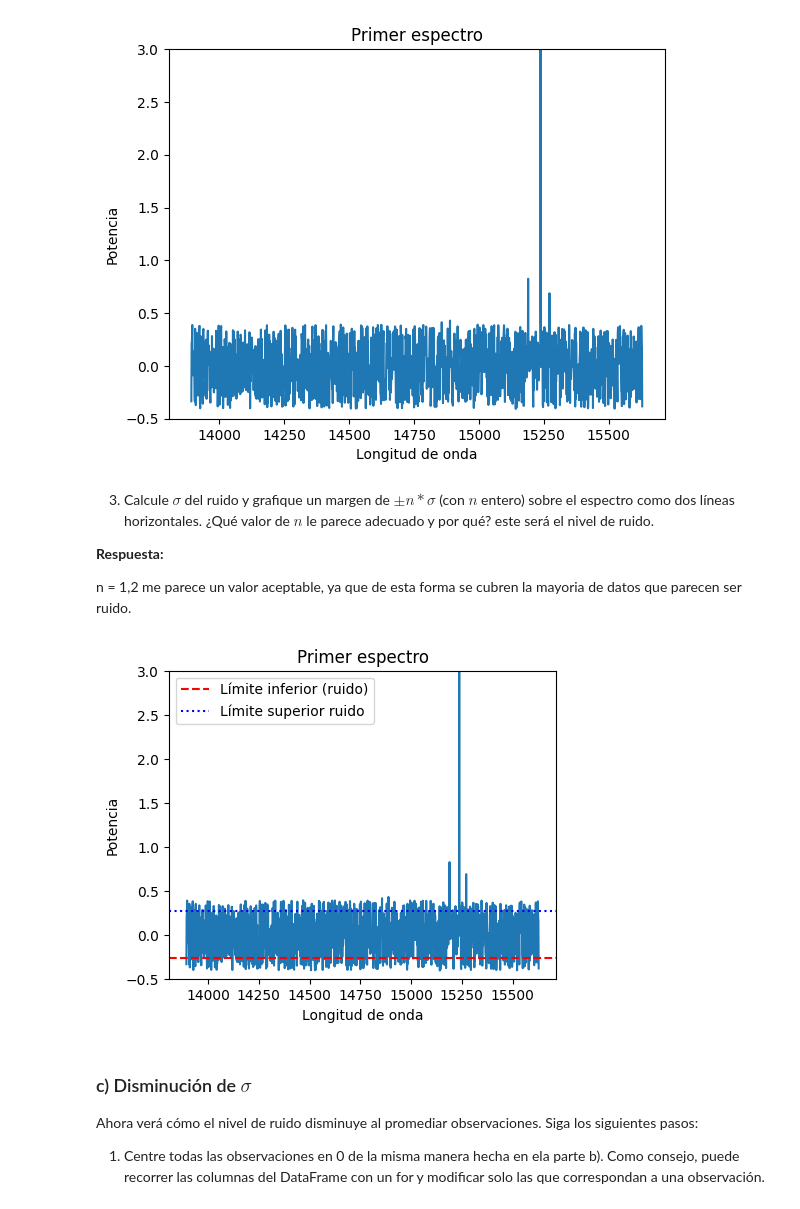
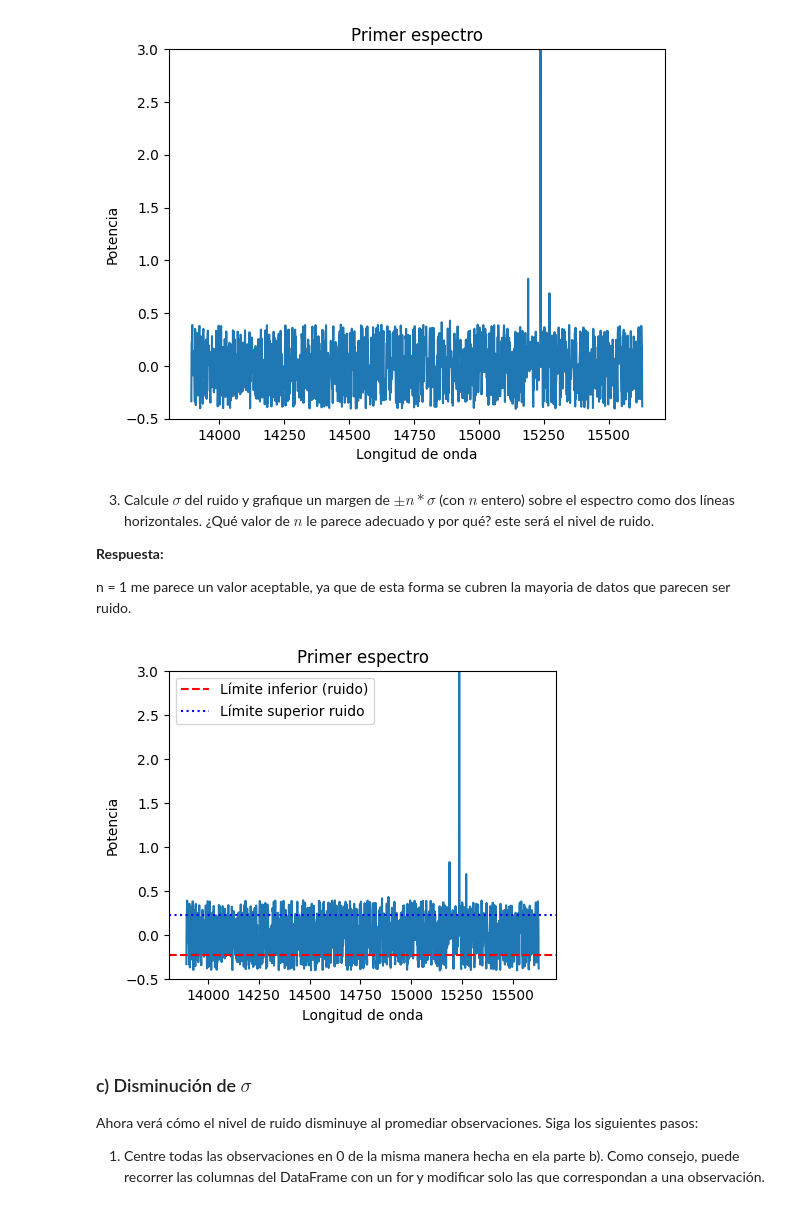
Before and after one commit to Cristobal-Gomez/Tarea-2, a Jupyter notebook: Tarea2.ipynb, the cells around one changed output. Cells and saved outputs as stored; diff of their text form; code cells hidden in the pictures.

```diff
--- a/Tarea2.ipynb
+++ b/Tarea2.ipynb
@@ -321,30 +321,30 @@ plt.show()
 
 **Respuesta:**
 
-n = 1,2 me parece un valor aceptable, ya que de esta forma se cubren la mayoria de datos que parecen ser ruido.
+n = 1 me parece un valor aceptable, ya que de esta forma se cubren la mayoria de datos que parecen ser ruido.
 # %%
 std_ruido = np.std(ruido["obs_1"])
 
-# Tomemos n = 1,2  , ya que los valores que suelen haber en el ruido de esta señal
+# Tomemos n = 1  , ya que los valores que suelen haber en el ruido de esta señal
 # rondan entre los -0.4 y 0.4 , por lo cual, si consideramos que la desviación
 # estadar ronda algo mas de los 0.2 , nos daria una buena estimación para eliminar el ruido
 
-n = 1.2
+n = 1
 liminf = -n*std_ruido
 limsup = n*std_ruido
 
 plt.figure(figsize=(5, 4))
 plt.plot(x, y_sr)
 plt.xlabel("Longitud de onda")
 plt.ylabel("Potencia")
 plt.title("Primer espectro")
 plt.ylim([-0.5, 3])
 plt.axhline(y = liminf, color='r', linestyle='--', label='Límite inferior (ruido)')
 plt.axhline(y = limsup, color='b', linestyle=':', label='Límite superior ruido')
 plt.legend()
 plt.show()
 # %% [output]
-[figure, old version]
+[figure, new version]
 # %% [markdown]
 ### c) Disminución de $\sigma$
 
```
